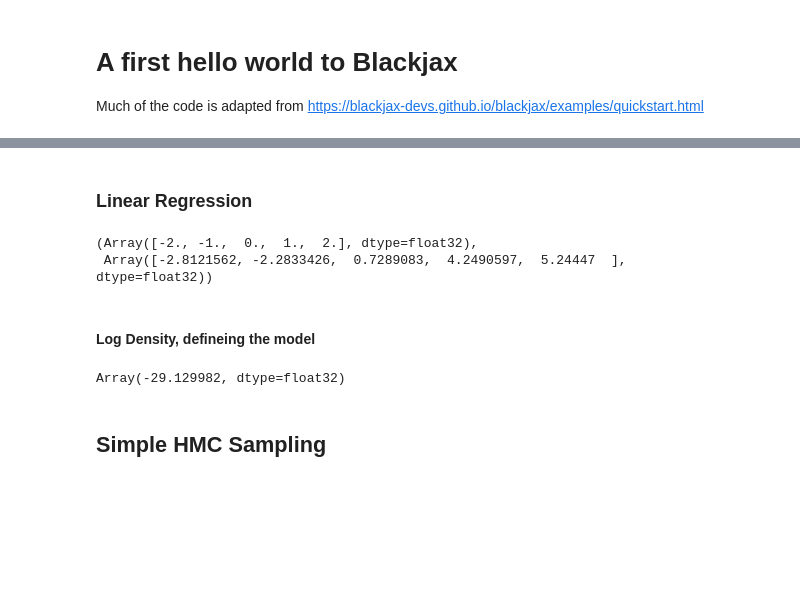
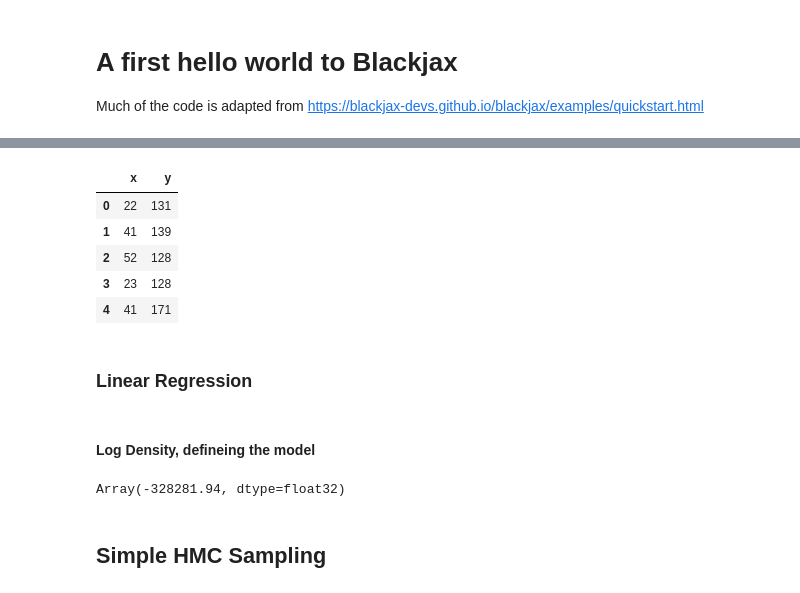
Before and after one commit to oduerr/da, a Jupyter notebook: python/hello_blackjax.ipynb, the cells around one changed output, grey strips where cells are left out. Drawn from its saved outputs; the diff is of its cells as text; code cells hidden in the pictures; blank space fills up the shorter version.

```diff
--- a/python/hello_blackjax.ipynb
+++ b/python/hello_blackjax.ipynb
@@ -2,3 +2,10 @@
 # A first hello world to Blackjax
 
 Much of the code is adapted from https://blackjax-devs.github.io/blackjax/examples/quickstart.html
+# %%
+#!pip install edudat
+import edudat
+from edudat import load_data
+df = load_data('sbp.csv', verbose=True)
+df.head()
+# %% [output]
@@ -5,3 +13,9 @@ Much of the code is adapted from https://blackjax-devs.github.io/blackjax/exampl
+|  | x | y |
+| 0 | 22 | 131 |
+| 1 | 41 | 139 |
+| 2 | 52 | 128 |
+| 3 | 23 | 128 |
+| 4 | 41 | 171 |
 # %%
 import jax
 import jax.numpy as jnp
@@ -11,18 +25,20 @@ import blackjax
 # %% [markdown]
 ### Linear Regression
 # %%
-import jax.numpy as jnp
 import jax.random as jrandom
+key = jrandom.PRNGKey(0)
+if False:
+    import jax.numpy as jnp
 
-N = 5
-key = jrandom.PRNGKey(0)
-x = jnp.linspace(-2, 2, num=N)
-means = 2 * x + 1  # Calculate means based on your linear model
-y = means + jrandom.normal(key, shape=(N,))  # Generate standard normal data and shift by the means
-x,y
+    N = 5
+    x = jnp.linspace(-2, 2, num=N)
+    means = 2 * x + 1  # Calculate means based on your linear model
+    y = means + jrandom.normal(key, shape=(N,))  # Generate standard normal data and shift by the means
+    x,y
+else:
+    x = df['x'].values
+    y = df['y'].values
+    N = len(x)
-# %% [output]
-(Array([-2., -1.,  0.,  1.,  2.], dtype=float32),
- Array([-2.8121562, -2.2833426,  0.7289083,  4.2490597,  5.24447  ],      dtype=float32))
 # %% [markdown]
 #### Log Density, defineing the model
 # %%
@@ -43,8 +59,8 @@ def logdensity_fn(theta):
     a, b, sigma = theta['theta']
 
     # Prior distributions for a, b, and sigma
-    log_prior_a = uniform.logpdf(a, -100, 200) # uniform prior on a between -100,100
-    log_prior_b = uniform.logpdf(b, -100, 200)
+    log_prior_a = norm.logpdf(a, 0, 10) # uniform prior on a between -100,100
+    log_prior_b = norm.logpdf(b, 0, 10)
     log_prior_sigma = uniform.logpdf(sigma, 0.1, 100)
     #print(log_prior_a, jnp.exp(log_prior_b), log_prior_sigma)
 
@@ -55,10 +71,10 @@ def logdensity_fn(theta):
     log_posterior = log_prior_a + log_prior_b + log_prior_sigma + log_likelihood
     return log_posterior
 
-initial_position = {"theta": jnp.array([1., 1., 1.])}
-logdensity_fn(initial_position)
+initial_position = {"theta": jnp.array([0., 0., 1.])}
+logdensity_fn(initial_position) # R Code -328281.9
 # %% [output]
-Array(-29.129982, dtype=float32)
+Array(-328281.94, dtype=float32)
 # %% [markdown]
 ## Simple HMC Sampling
 # %% [markdown]
```
Also changed, not shown: parts of 14 cells of this notebook, 5 other files.
